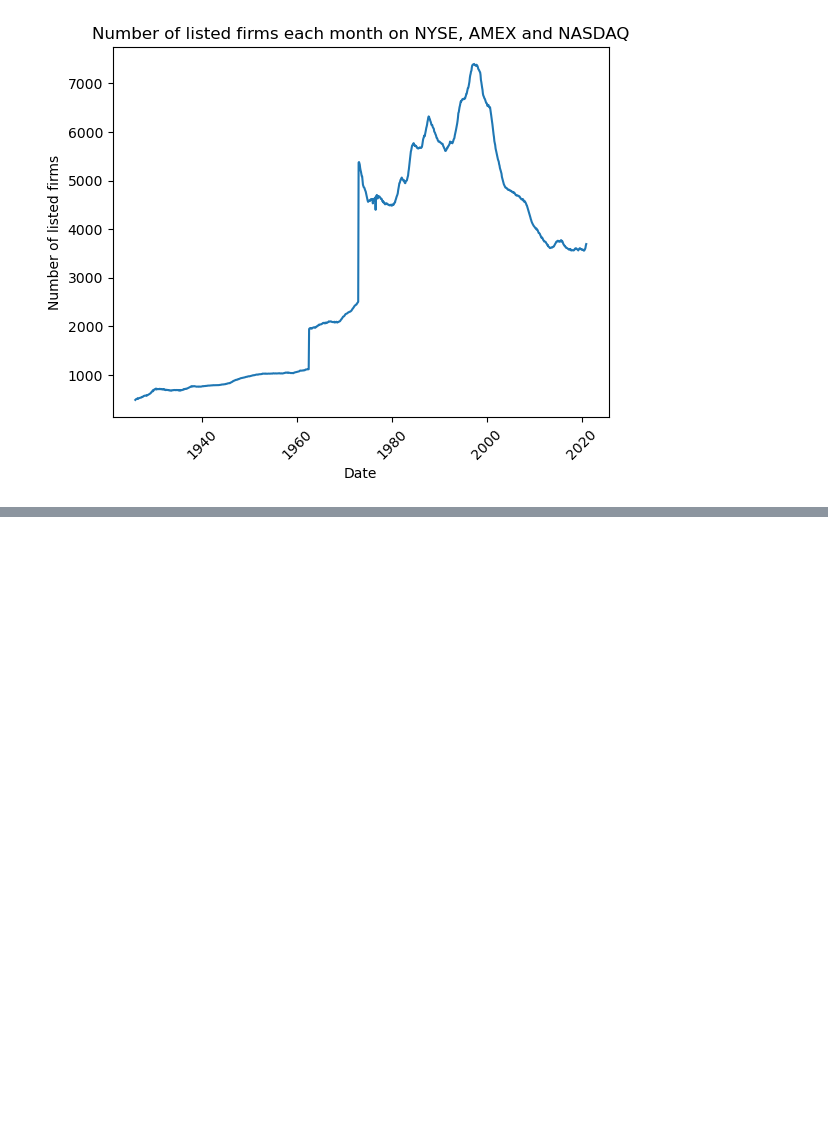
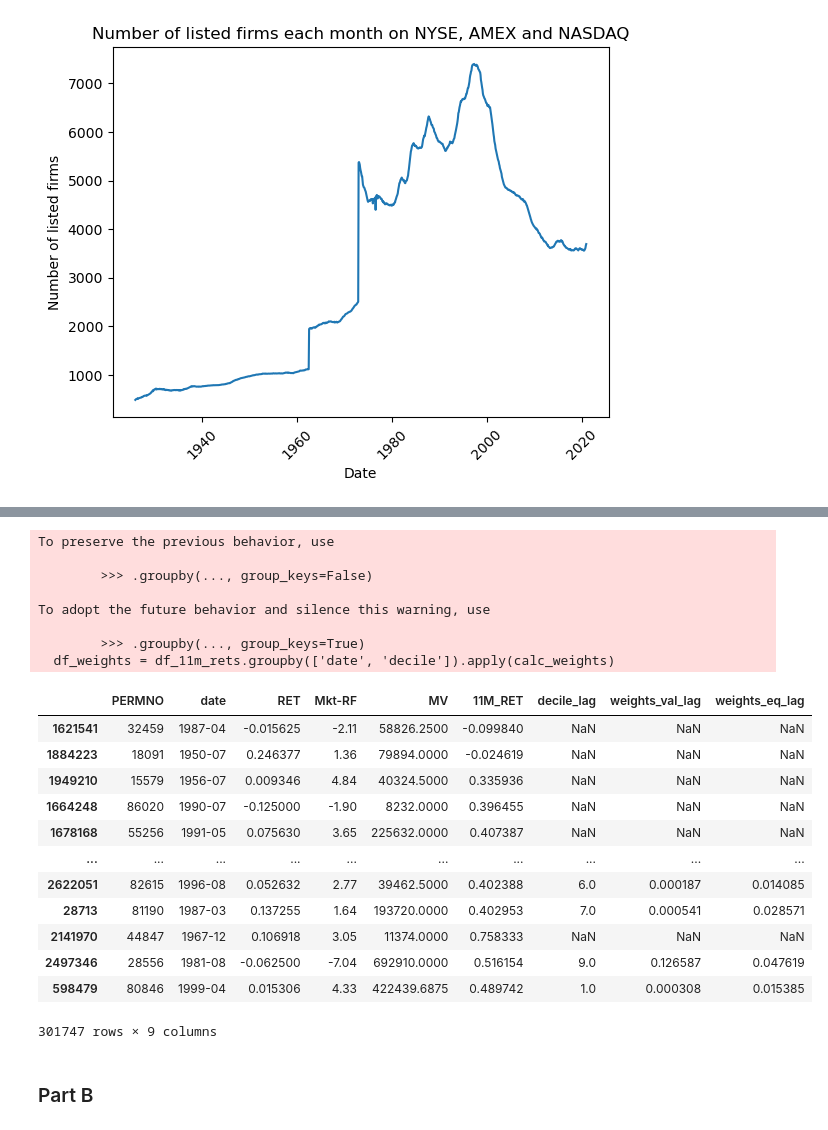
Before and after one commit to KMcCand/Hedge_Funds_Caltech, a Jupyter notebook: BEM114 HW2/BEM114_HW2_Andrew_Daniel_Kyle.ipynb, the cells around one changed output, grey strips where cells are left out. Saved outputs shown, nothing was run; the diff lists cells and outputs as text; code cells hidden in the pictures; blank space fills up the shorter version.

```diff
--- a/BEM114 HW2/BEM114_HW2_Andrew_Daniel_Kyle.ipynb
+++ b/BEM114 HW2/BEM114_HW2_Andrew_Daniel_Kyle.ipynb
@@ -70,0 +386,6 @@ plt.show()
+# %%
+# Calculate cumulative returns from month t-11 to month t-1
+temp = merged_df.copy()
+cum_rets = temp.groupby('PERMNO')['RET'].shift(1).rolling(window=11).apply(lambda x: np.prod(1+x)-1)
+cum_rets = cum_rets.rename('11M_RET')
+cum_rets
@@ -70,0 +405,6 @@ plt.show()
+# %%
+# Merge 11 month rolling returns into df_merged
+df_11m_rets = pd.merge(test, cum_rets, left_index=True, right_index=True)
+assert(len(df_11m_rets) == len(test))
+df_11m_rets = df_11m_rets.dropna()
+df_11m_rets
@@ -70,0 +425,38 @@ plt.show()
+# %%
+# Add deciles
+df_11m_rets['rank'] = df_11m_rets.groupby('date')['11M_RET'].rank(pct=True)
+df_11m_rets['decile'] = np.ceil(df_11m_rets['rank']*10)
+
+# Use calc_weights helper to get the equal- and value-weighted portfolios
+df_weights = df_11m_rets.groupby(['date', 'decile']).apply(calc_weights)
+df_weights['decile_lag'] = df_weights.groupby('PERMNO')['decile'].shift(1)
+df_weights['weights_val_lag'] = df_weights.groupby('PERMNO')['weights_val'].shift(1)
+df_weights['weights_eq_lag'] = df_weights.groupby('PERMNO')['weights_eq'].shift(1)
+
+# Process final portfolio weights
+df_weights = df_weights.drop(['rank', 'decile', 'weights_eq', 'TMV', 'weights_val'], axis=1)
+df_weights
+# %% [output]
+To preserve the previous behavior, use
+
+        >>> .groupby(..., group_keys=False)
+
+To adopt the future behavior and silence this warning, use
+
+        >>> .groupby(..., group_keys=True)
+  df_weights = df_11m_rets.groupby(['date', 'decile']).apply(calc_weights)
+|  | PERMNO | date | RET | Mkt-RF | MV | 11M_RET | decile_lag | weights_val_lag | weights_eq_lag |
+| 1621541 | 32459 | 1987-04 | -0.015625 | -2.11 | 58826.2500 | -0.099840 | NaN | NaN | NaN |
+| 1884223 | 18091 | 1950-07 | 0.246377 | 1.36 | 79894.0000 | -0.024619 | NaN | NaN | NaN |
+| 1949210 | 15579 | 1956-07 | 0.009346 | 4.84 | 40324.5000 | 0.335936 | NaN | NaN | NaN |
+| 1664248 | 86020 | 1990-07 | -0.125000 | -1.90 | 8232.0000 | 0.396455 | NaN | NaN | NaN |
+| 1678168 | 55256 | 1991-05 | 0.075630 | 3.65 | 225632.0000 | 0.407387 | NaN | NaN | NaN |
+| ... | ... | ... | ... | ... | ... | ... | ... | ... | ... |
+| 2622051 | 82615 | 1996-08 | 0.052632 | 2.77 | 39462.5000 | 0.402388 | 6.0 | 0.000187 | 0.014085 |
+| 28713 | 81190 | 1987-03 | 0.137255 | 1.64 | 193720.0000 | 0.402953 | 7.0 | 0.000541 | 0.028571 |
+| 2141970 | 44847 | 1967-12 | 0.106918 | 3.05 | 11374.0000 | 0.758333 | NaN | NaN | NaN |
+| 2497346 | 28556 | 1981-08 | -0.062500 | -7.04 | 692910.0000 | 0.516154 | 9.0 | 0.126587 | 0.047619 |
+| 598479 | 80846 | 1999-04 | 0.015306 | 4.33 | 422439.6875 | 0.489742 | 1.0 | 0.000308 | 0.015385 |
+301747 rows × 9 columns
+# %% [markdown]
+### Part B
```
Also changed, not shown: parts of 45 cells of this notebook, 3 other files.
